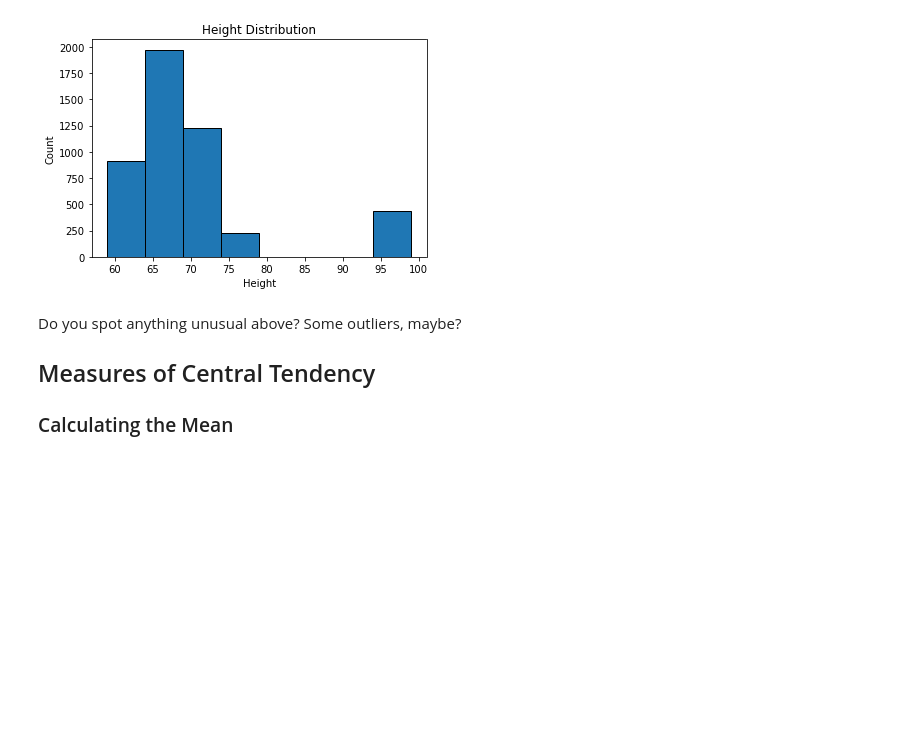
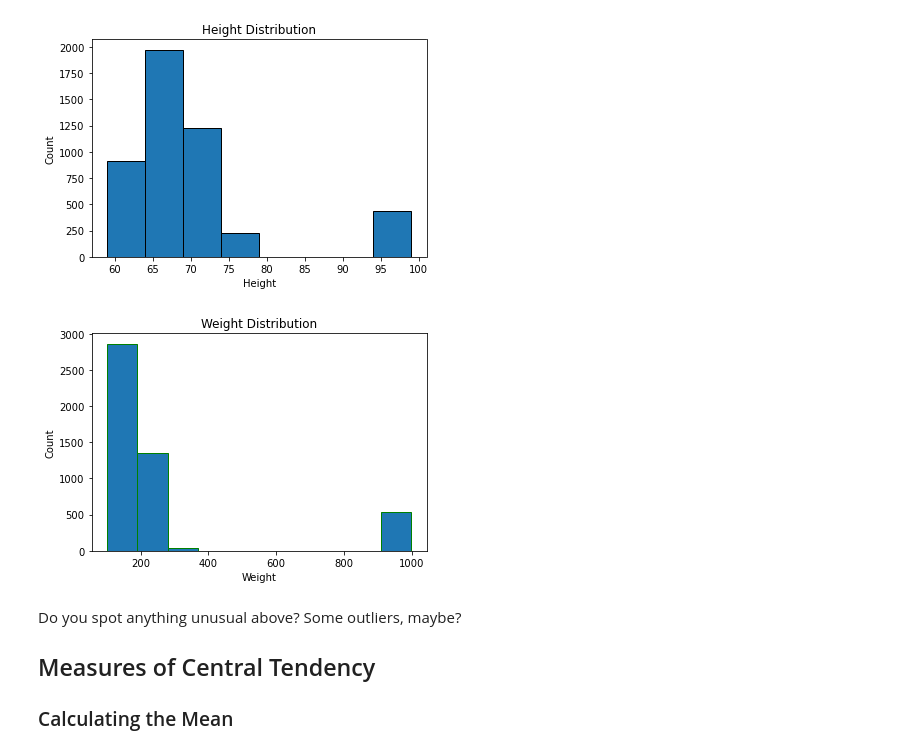
Before and after one commit to Gathathai/dsc-implementing-statistics-with-functions-lab, a Jupyter notebook: index.ipynb, the cells around one changed output. Saved outputs shown, nothing was run; the diff lists cells and outputs as text; code cells hidden in the pictures; blank space fills up the shorter version.

```diff
--- a/index.ipynb
+++ b/index.ipynb
@@ -22,6 +22,9 @@ Run the cell below to import the data.
 import pandas as pd
 df = pd.read_csv('nhis.csv')
 height = list(df['height'])
+# %%
+df =pd.read_csv('nhis.csv')
+weight = list(df['weight'])
 # %% [markdown]
 We are only interested in the height column, so we saved it as a list in the variable `height` in the cell above.
 
@@ -68,6 +81,13 @@ plt.ylabel('Count')
 plt.title('Height Distribution');
 # %% [output]
 [figure]
+# %%
+plt.hist(weight, bins=10, edgecolor='green')
+plt.xlabel('Weight')
+plt.ylabel ('Count')
+plt.title ("Weight Distribution");
+# %% [output]
+[figure, added]
 # %% [markdown]
 Do you spot anything unusual above? Some outliers, maybe?
 
```
Also changed, not shown: parts of 8 cells of this notebook.
